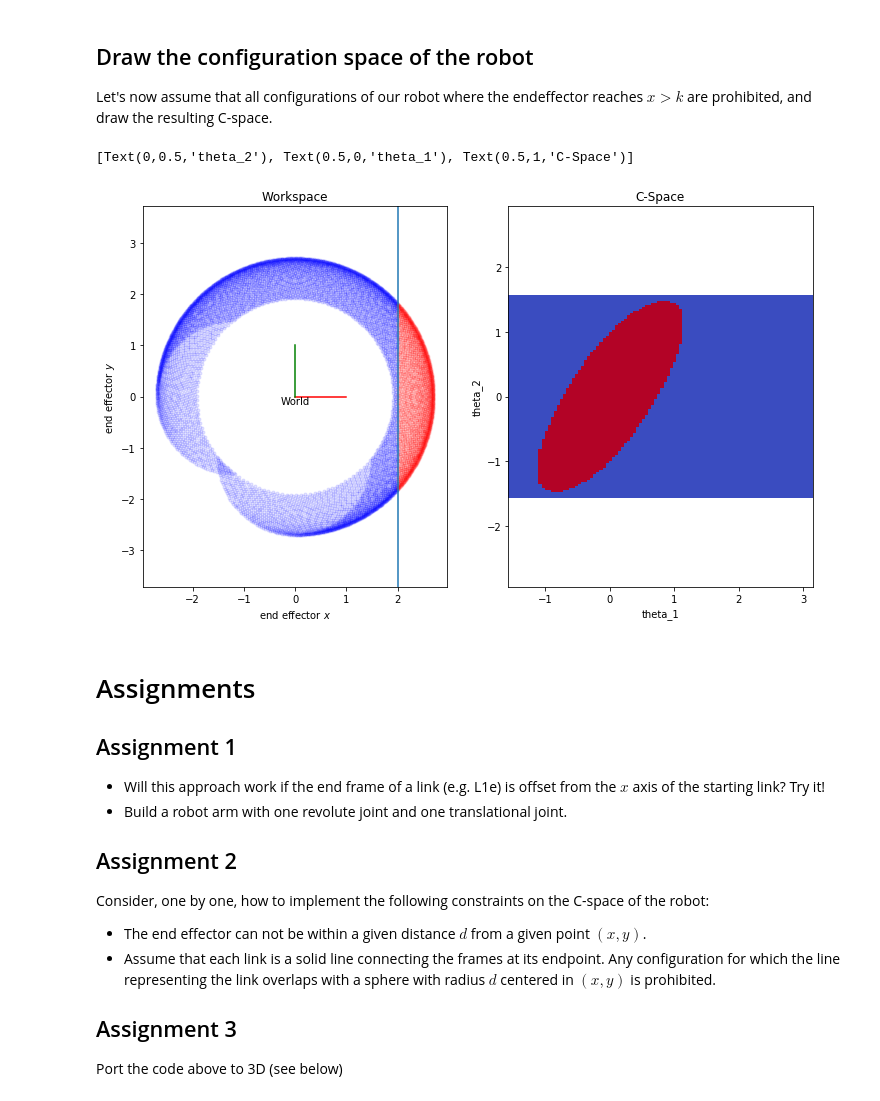
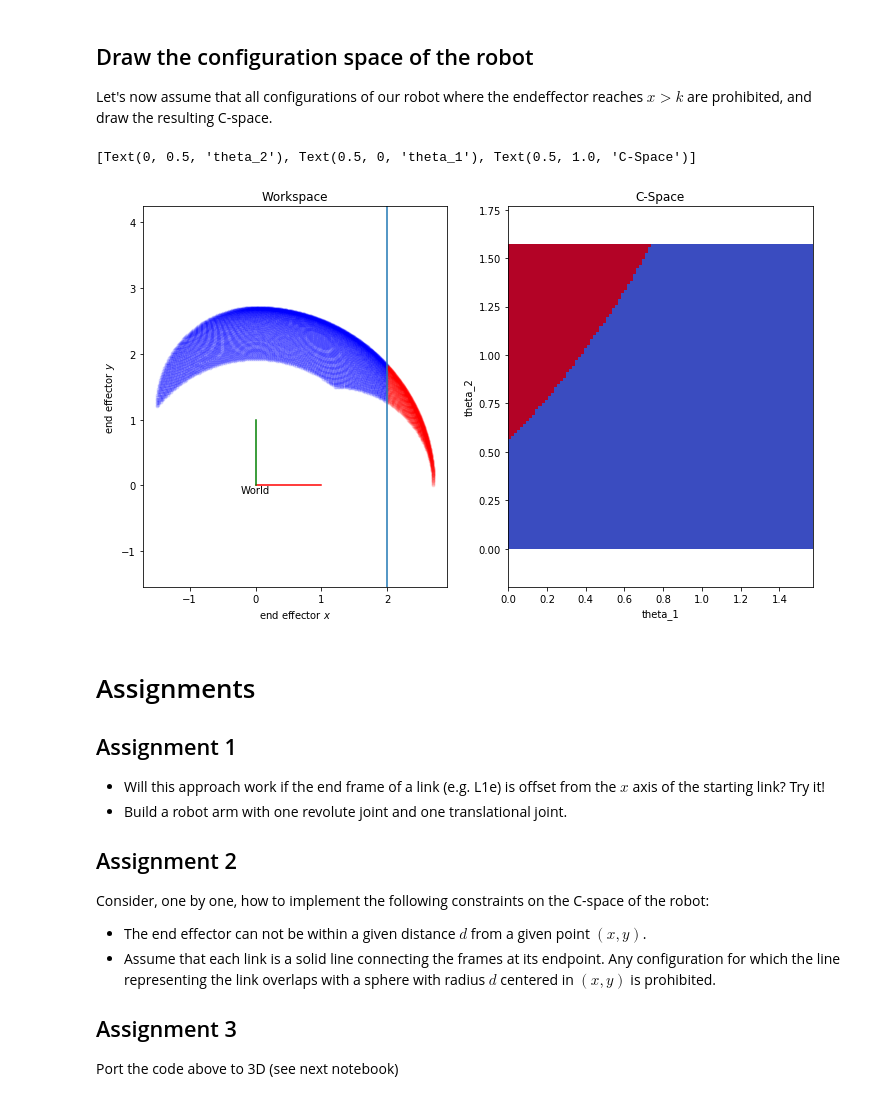
Before and after one commit to alessandro-giusti/teaching-notebooks, a Jupyter notebook: robotics/01 transforms2d.ipynb, the cells around one changed output. Drawn from its saved outputs; the diff is of its cells as text; code cells hidden in the pictures.

Commit message:
minor fixes in transforms notebooks

```diff
--- a/robotics/01 transforms2d.ipynb
+++ b/robotics/01 transforms2d.ipynb
@@ -239,36 +276,36 @@ If you're reading this message in another frontend (for example, a static render
 ## Draw the configuration space of the robot
 Let's now assume that all configurations of our robot where the endeffector reaches $x > k$ are prohibited, and draw the resulting C-space.
 # %%
-theta1_range = [-np.pi/2,np.pi] # minimum and maximum admissible values for theta1
-theta2_range = [-0.5*np.pi,0.5*np.pi] # minimum and maximum admissible values for theta2
+theta1_range = [0,0.5*np.pi] # minimum and maximum admissible values for theta1
+theta2_range = [0,np.pi/2] # minimum and maximum admissible values for theta2
 theta1s,theta2s = np.meshgrid(np.linspace(*theta1_range,100),np.linspace(*theta2_range,100))
 k=2
 endeffector_positions = []
 for theta1,theta2 in zip(theta1s.flatten(),theta2s.flatten()):
     frames = fw_kinematics(theta1,theta2)
     endeffector_pose = frames[-1] # Pose of the end effector
     endeffector_position = endeffector_pose @ np.array([[0,0,1]]).T
     endeffector_positions.append(endeffector_position[0:2,0])
 endeffector_positions = np.array(endeffector_positions)
 valids = endeffector_positions[:,0] < k
 
 fig,(ax1,ax2) = plt.subplots(ncols=2,figsize=(12,7))
 plt.axis("equal")
 drawf(np.eye(3),ax=ax1,name="World")
 ax1.plot(endeffector_positions[valids,0],endeffector_positions[valids,1],"b.",alpha=0.1)
 ax1.plot(endeffector_positions[~valids,0],endeffector_positions[~valids,1],"r.",alpha=0.1)
 ax1.set(xlabel="end effector $x$",
         ylabel="end effector $y$",
         title="Workspace")
 ax1.axis("equal")
 ax1.axvline(x=k)
 ax2.imshow(valids.reshape(theta1s.shape),extent = theta1_range+theta2_range,cmap="coolwarm_r")
 ax2.set(xlabel="theta_1",
         ylabel="theta_2",
         title="C-Space")
 # %% [output]
-[Text(0,0.5,'theta_2'), Text(0.5,0,'theta_1'), Text(0.5,1,'C-Space')]
+[Text(0, 0.5, 'theta_2'), Text(0.5, 0, 'theta_1'), Text(0.5, 1.0, 'C-Space')]
-[figure, old version]
+[figure, new version]
 # %% [markdown]
 # Assignments
 ## Assignment 1
@@ -281,4 +318,4 @@ Consider, one by one, how to implement the following constraints on the C-space
 - Assume that each link is a solid line connecting the frames at its endpoint.  Any configuration for which the line representing the link overlaps with a sphere with radius $d$ centered in $(x,y)$ is prohibited.
 
 ## Assignment 3
-Port the code above to 3D (see below)
+Port the code above to 3D (see next notebook)
```
Also changed, not shown: parts of 25 cells of this notebook, 1 other file.
